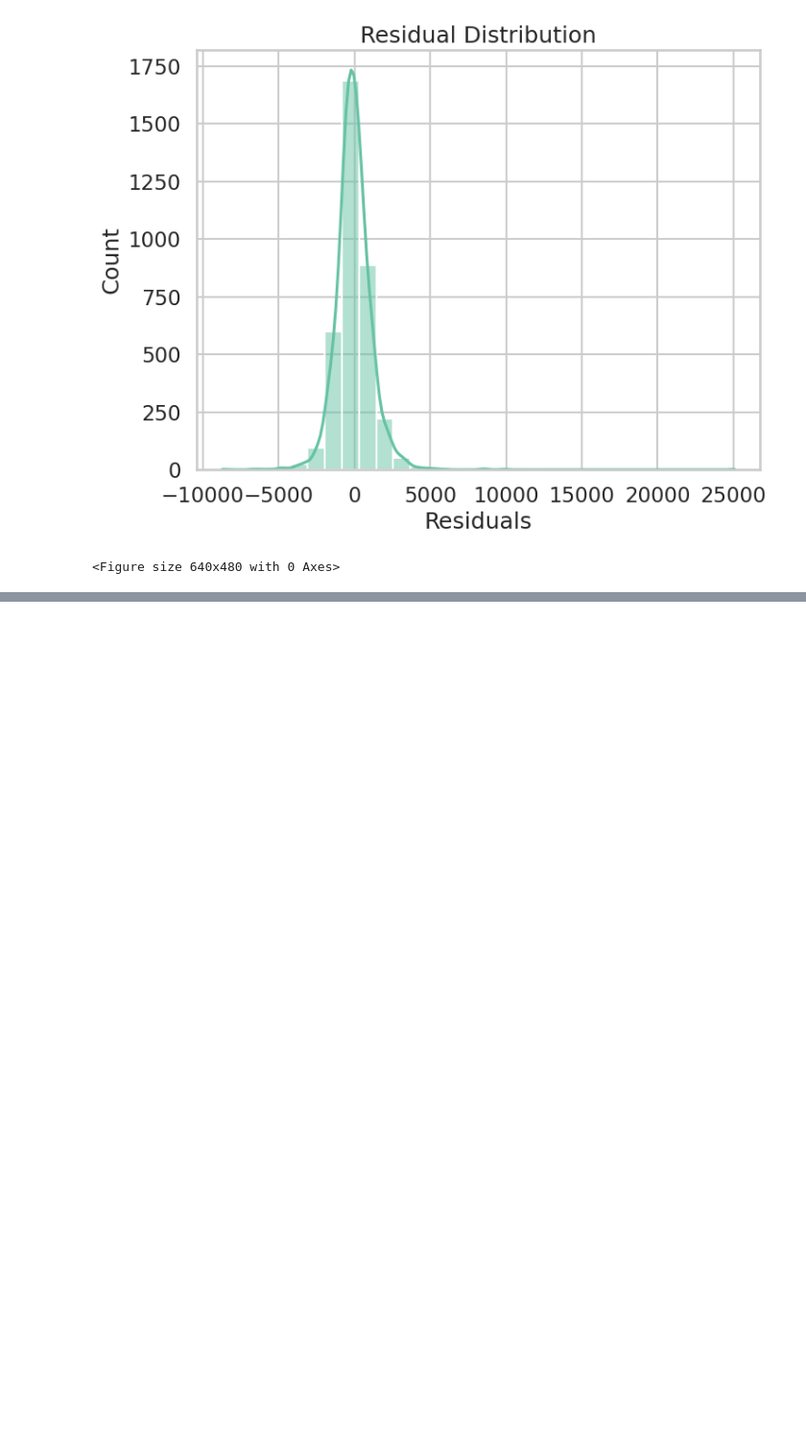
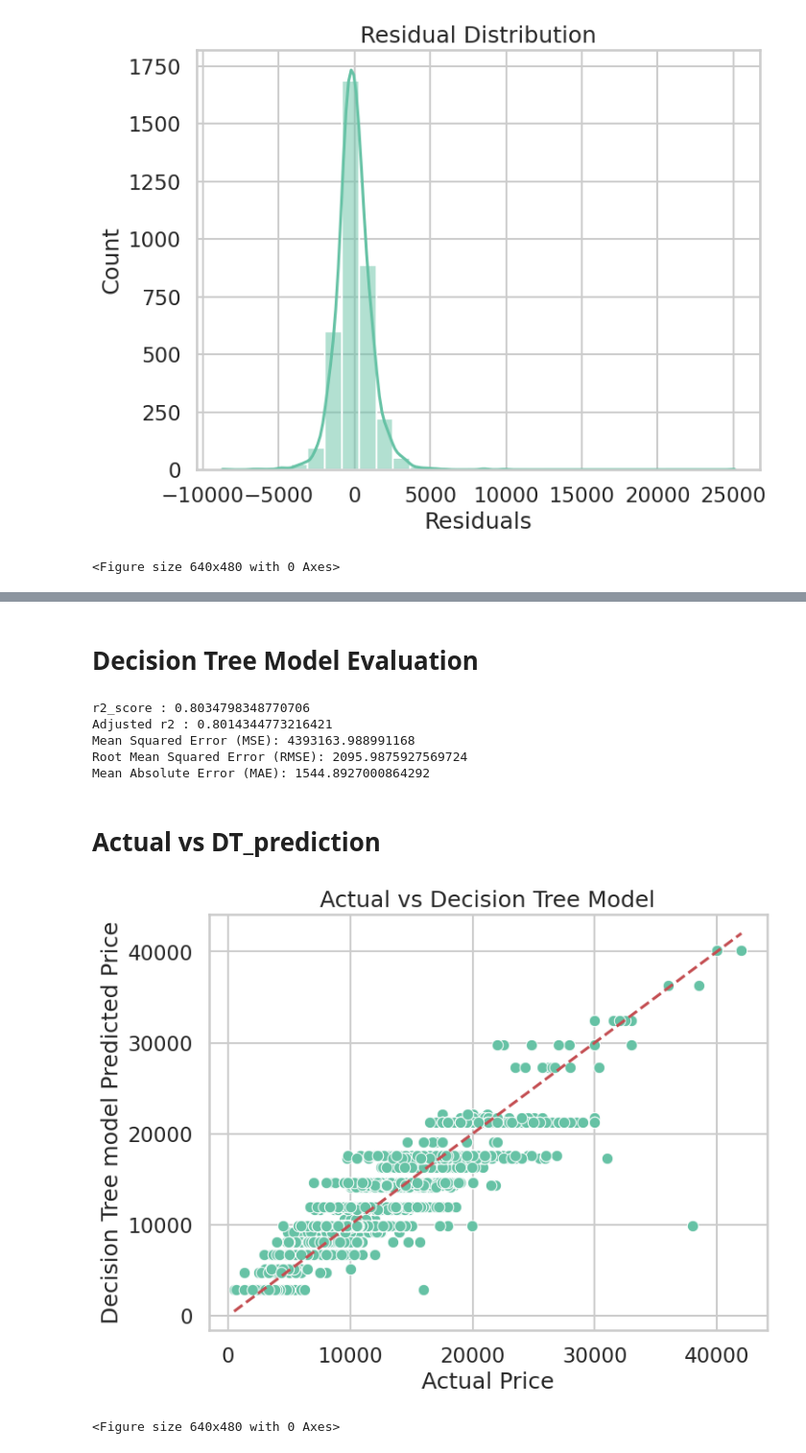
Before and after one commit to code-with-ayyan/Practice-Projects, a Jupyter notebook: Ford-car-price-prediction/ford.ipynb, the cells around one changed output, grey strips where cells are left out. Shown at 96% size. Cells and saved outputs as stored; diff of their text form; code cells hidden in the pictures; blank space fills up the shorter version.

Commit message:
Decision Tree model created & model comparison

```diff
--- a/Ford-car-price-prediction/ford.ipynb
+++ b/Ford-car-price-prediction/ford.ipynb
@@ -593,0 +595,15 @@ plt.savefig('images_KNN_model/residual_distribution_KNN_model.png')
+# %%
+from sklearn.tree import DecisionTreeRegressor
+
+DT_model = DecisionTreeRegressor(max_depth=5, random_state=42)
+
+DT_model.fit(X_train,y_train)
+
+DT_prediction = DT_model.predict(X_test)
+
+DT_comparison_df = pd.DataFrame({
+    'Actual Price': y_test,
+    'Predicted Price': DT_prediction
+})
+
+DT_comparison_df
@@ -593,0 +624,46 @@ plt.savefig('images_KNN_model/residual_distribution_KNN_model.png')
+# %% [markdown]
+# Decision Tree Model Evaluation
+# %%
+DT_model_r2 = r2_score(y_test, DT_prediction)
+
+DT_model_adjusted_r2 = 1 - (1 - DT_model_r2) * (len(y_test) - 1) / (len(y_test) - X_test.shape[1] - 1)
+
+DT_model_mse = mean_squared_error(y_test, DT_prediction)
+
+DT_model_rmse = np.sqrt(DT_model_mse)
+
+DT_model_mae = mean_absolute_error(y_test, DT_prediction)
+
+print(f"r2_score : {DT_model_r2}")
+
+print(f"Adjusted r2 : {DT_model_adjusted_r2}")
+
+print(f"Mean Squared Error (MSE): {DT_model_mse}")
+
+print(f"Root Mean Squared Error (RMSE): {DT_model_rmse}")
+
+print(f"Mean Absolute Error (MAE): {DT_model_mae}")
+# %% [output]
+r2_score : 0.8034798348770706
+Adjusted r2 : 0.8014344773216421
+Mean Squared Error (MSE): 4393163.988991168
+Root Mean Squared Error (RMSE): 2095.9875927569724
+Mean Absolute Error (MAE): 1544.8927000864292
+# %% [markdown]
+# Actual vs DT_prediction
+# %%
+plt.figure(figsize=(8, 6))
+sns.scatterplot(x=y_test, y=DT_prediction)
+plt.xlabel('Actual Price')
+plt.ylabel('Decision Tree model Predicted Price')
+plt.title('Actual vs Decision Tree Model')
+plt.plot(
+    [y_test.min(), y_test.max()],
+    [y_test.min(), y_test.max()],
+    'r--'
+)
+plt.show()
+plt.savefig('images_DT_model/actual_vs_DT_model.png')
+# %% [output]
+[figure, added]
+<Figure size 640x480 with 0 Axes>
```
Also changed, not shown: parts of 8 cells of this notebook, 3 other files.
